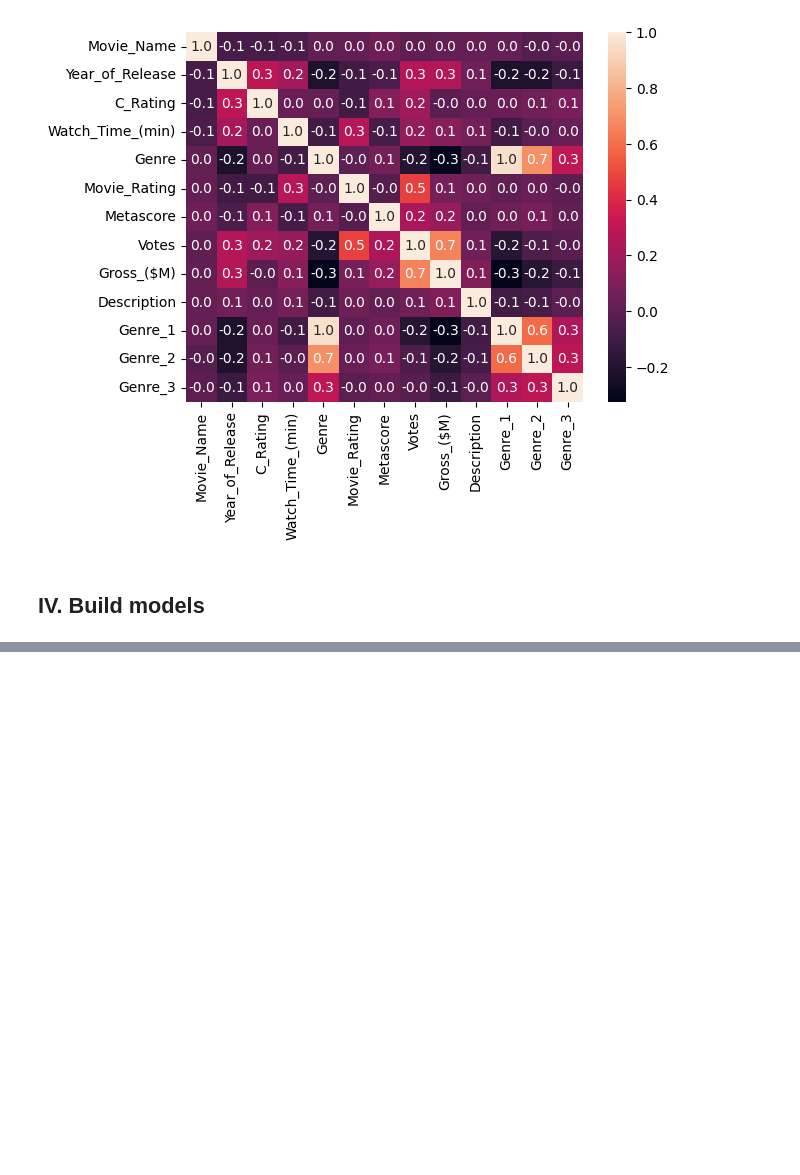
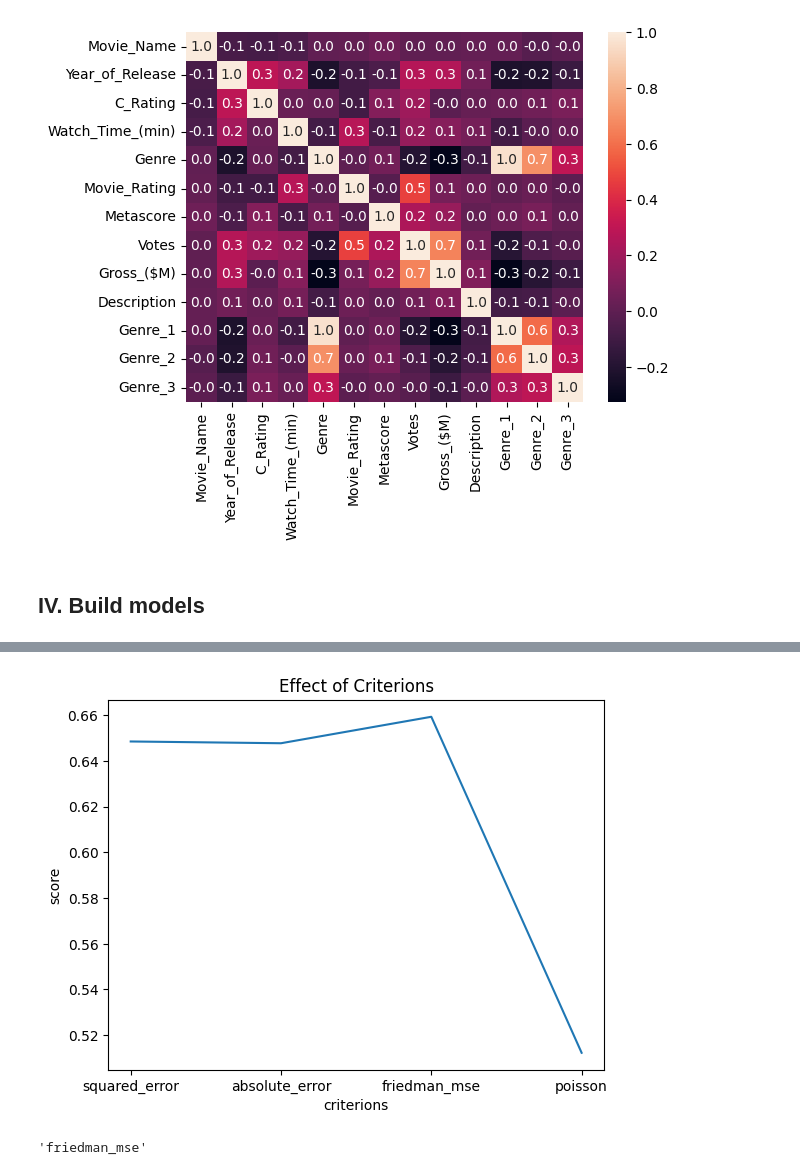
Before and after one commit to Skywoodthefifth/Web-Scraping, a Jupyter notebook: SmallDataModel.ipynb, the cells around one changed output, grey strips where cells are left out. Saved outputs shown, nothing was run; the diff lists cells and outputs as text; code cells hidden in the pictures; blank space fills up the shorter version.

```diff
--- a/SmallDataModel.ipynb
+++ b/SmallDataModel.ipynb
@@ -461,0 +487,20 @@ X_train, X_test, y_train, y_test = train_test_split(X_scale, y, test_size = 0.3,
+# %%
+criterions = ['squared_error', 'absolute_error', 'friedman_mse', 'poisson']
+
+scores = []
+for criterion in criterions:
+    model_RF.set_params(n_estimators=best_estimators, criterion=criterion)
+    model_RF.fit(X_train, y_train)
+    scores.append(model_RF.score(X_test, y_test))
+
+plt.title("Effect of Criterions")
+plt.xlabel("criterions")
+plt.ylabel("score")
+plt.plot(criterions, scores)
+plt.show()
+
+best_criterion = criterions[np.argmax(scores)]
+criterions[np.argmax(scores)]
+# %% [output]
+[figure, added]
+'friedman_mse'
```
Also changed, not shown: parts of 22 cells of this notebook.
